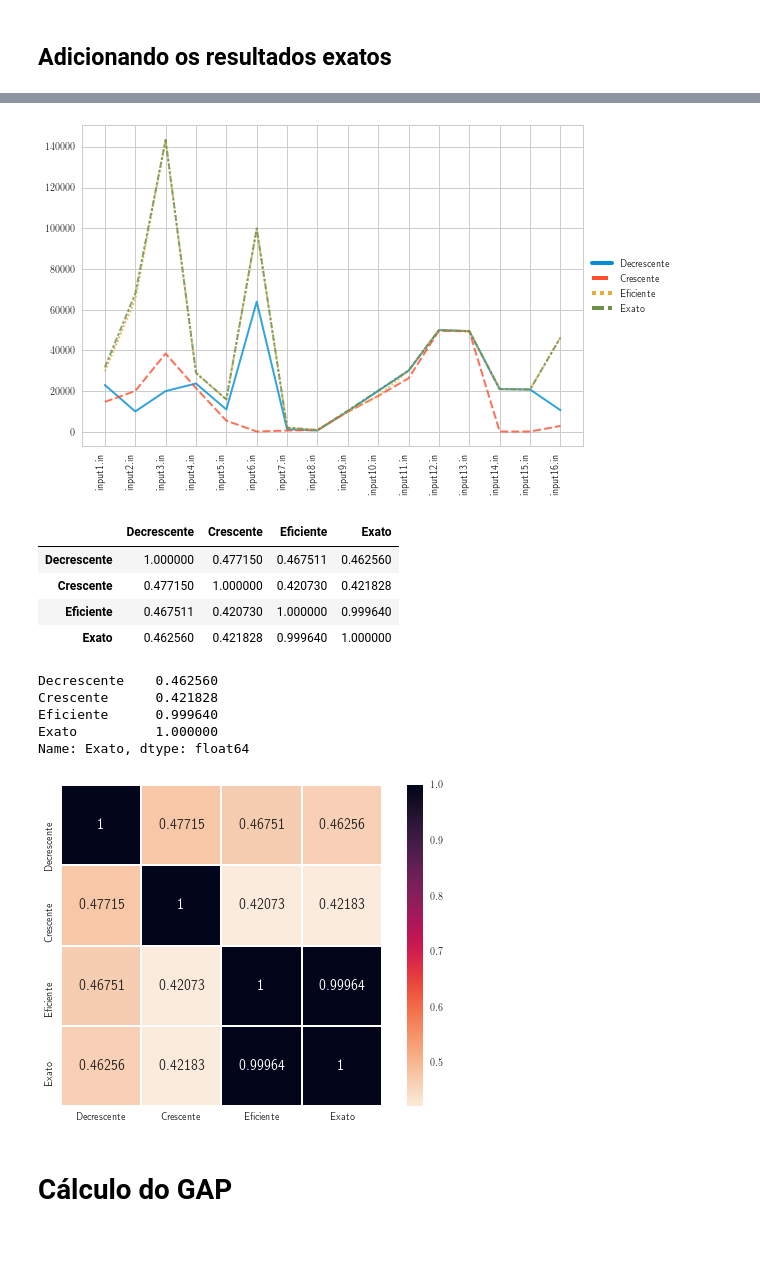
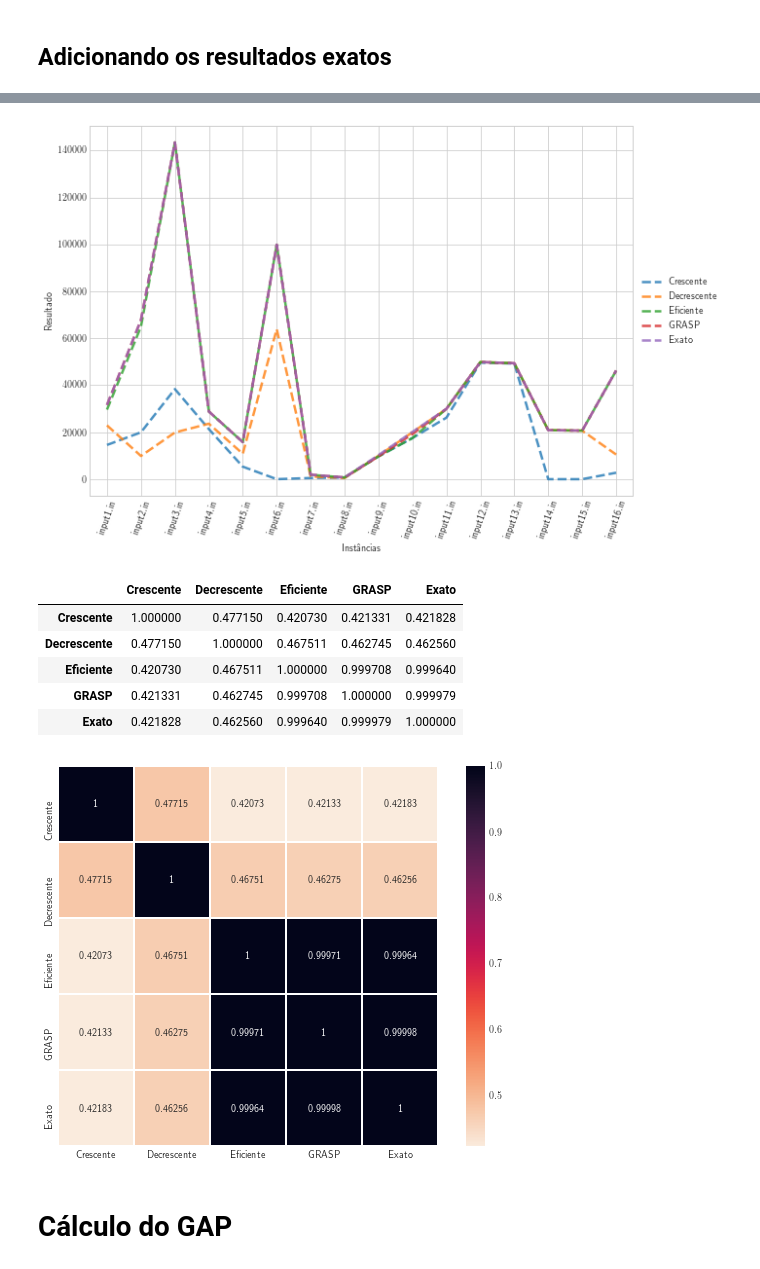
Before and after one commit to danbailo/T1-Teoria-Computacao, a Jupyter notebook: src/Trabalho 1 - Teoria da Computação.ipynb, the cells around one changed output, grey strips where cells are left out. Cells and saved outputs as stored; diff of their text form; code cells hidden in the pictures; blank space fills up the shorter version.

```diff
--- a/src/Trabalho 1 - Teoria da Computação.ipynb
+++ b/src/Trabalho 1 - Teoria da Computação.ipynb
@@ -14,6 +14,8 @@ utils.create_results_directory()
 # utils.get_results(directory)
 # %%
 results = pd.read_json(os.path.join('..','results','result.json')).T
+# %%
+results = results[['Crescente','Decrescente','Eficiente','GRASP','Exato']]
 # %%
 results
 # %% [output]
@@ -74,11 +53,10 @@ plt.rcParams['savefig.transparent'] = True
 # %%
-# sns.lineplot(data=results[['Crescente','Decrescente','Eficiente']], lw=2,sort=False, alpha=0.8)
-results.plot()
-# plt.xticks(rotation=90, ha='right')
-
-# locs, labels=plt.xticks()
-plt.xticks(np.arange(len(results.index)), list(results.index), rotation=90, horizontalalignment='right')
-
+results[["Crescente", "Decrescente", "Eficiente"]].plot(lw=2.5, alpha=0.8, ls="-")
+plt.style.use('seaborn-whitegrid')
+plt.xticks(np.arange(len(results.index)), list(results.index), rotation=70)
+plt.axis(xmin=-.5, xmax=len(results.index)-0.5)
 plt.legend(loc='center left', bbox_to_anchor=(1.0, 0.5))
-# plt.savefig(os.path.join('..','imgs/')+'greedy_compare.pdf', bbox_inches='tight', transparent=True)
+plt.xlabel('Instâncias')
+plt.ylabel('Resultado')
+plt.savefig(os.path.join('..','imgs/')+'greedy_compare.pdf', bbox_inches='tight', transparent=True)
 # %% [output]
@@ -157,31 +98,26 @@ df
 # %%
-#plt.figure(figsize=(10,7))
-sns.lineplot(data=df, lw=2,sort=False, alpha=0.8)
-plt.xticks(rotation=90, ha='right')
+results[["Crescente", "Decrescente", "Eficiente", "GRASP", "Exato"]].plot(lw=2.5, alpha=0.8, ls="--")
+plt.xticks(np.arange(len(results.index)), list(results.index), rotation=70)
+plt.axis(xmin=-.5, xmax=len(results.index)-0.5)
 plt.legend(loc='center left', bbox_to_anchor=(1.0, 0.5))
-plt.savefig(os.path.join('..','imgs/')+'exact_compare.pdf', bbox_inches='tight')
+plt.xlabel('Instâncias')
+plt.ylabel('Resultado')
+plt.savefig(os.path.join('..','imgs/')+'exact_compare.pdf', bbox_inches='tight', transparent=True)
 # %% [output]
-[figure, old version]
+[figure, new version]
 # %%
-df.corr()
+results.corr()
 # %% [output]
-|  | Decrescente | Crescente | Eficiente | Exato |
-| Decrescente | 1.000000 | 0.477150 | 0.467511 | 0.462560 |
-| Crescente | 0.477150 | 1.000000 | 0.420730 | 0.421828 |
-| Eficiente | 0.467511 | 0.420730 | 1.000000 | 0.999640 |
-| Exato | 0.462560 | 0.421828 | 0.999640 | 1.000000 |
+|  | Crescente | Decrescente | Eficiente | GRASP | Exato |
+| Crescente | 1.000000 | 0.477150 | 0.420730 | 0.421331 | 0.421828 |
+| Decrescente | 0.477150 | 1.000000 | 0.467511 | 0.462745 | 0.462560 |
+| Eficiente | 0.420730 | 0.467511 | 1.000000 | 0.999708 | 0.999640 |
+| GRASP | 0.421331 | 0.462745 | 0.999708 | 1.000000 | 0.999979 |
+| Exato | 0.421828 | 0.462560 | 0.999640 | 0.999979 | 1.000000 |
-# %%
-df.corr()['Exato']
-# %% [output]
-Decrescente    0.462560
-Crescente      0.421828
-Eficiente      0.999640
-Exato          1.000000
-Name: Exato, dtype: float64
 # %%
-sns.heatmap(df.corr(), cmap = sns.cm.rocket_r ,square=True, lw=1, robust=False, annot=True, fmt='.5g', )
+sns.heatmap(results.corr(), cmap = sns.cm.rocket_r ,square=True, lw=1, robust=False, annot=True, fmt='.5g', )
 plt.savefig(os.path.join('..','imgs/')+'heatmap.pdf', bbox_inches='tight')
 # %% [output]
-[figure, old version]
+[figure, new version]
 # %% [markdown]
 # Cálculo do GAP
```
Also changed, not shown: parts of 33 cells of this notebook, 10 other files.
